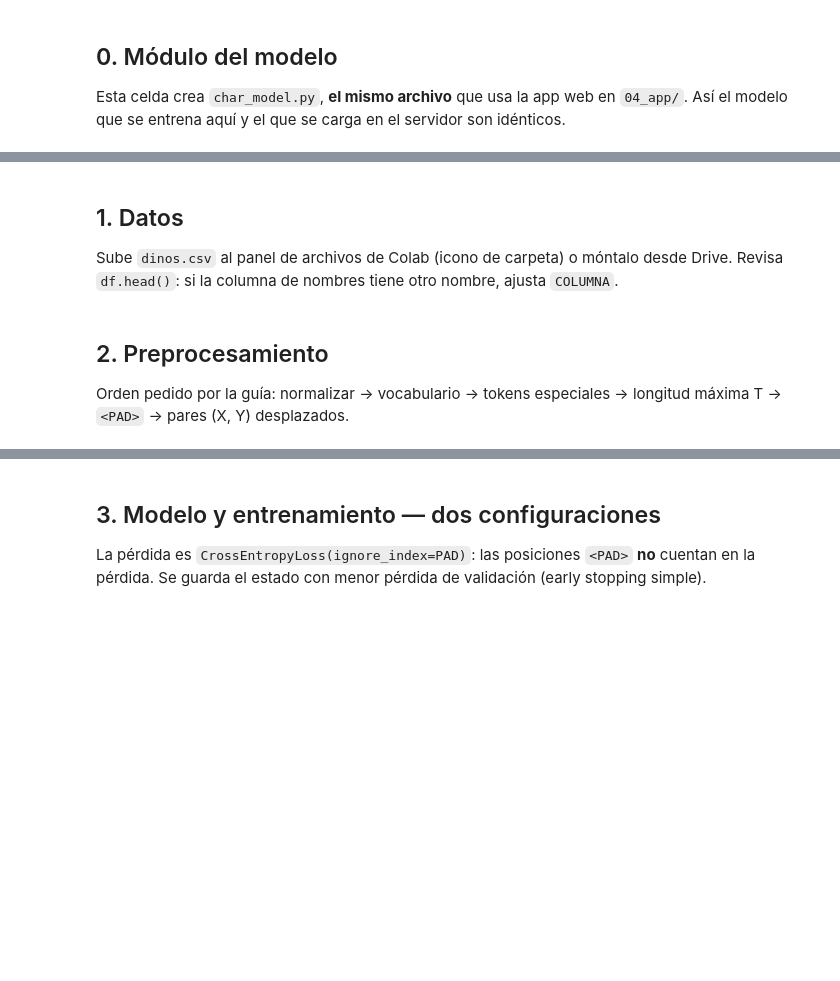
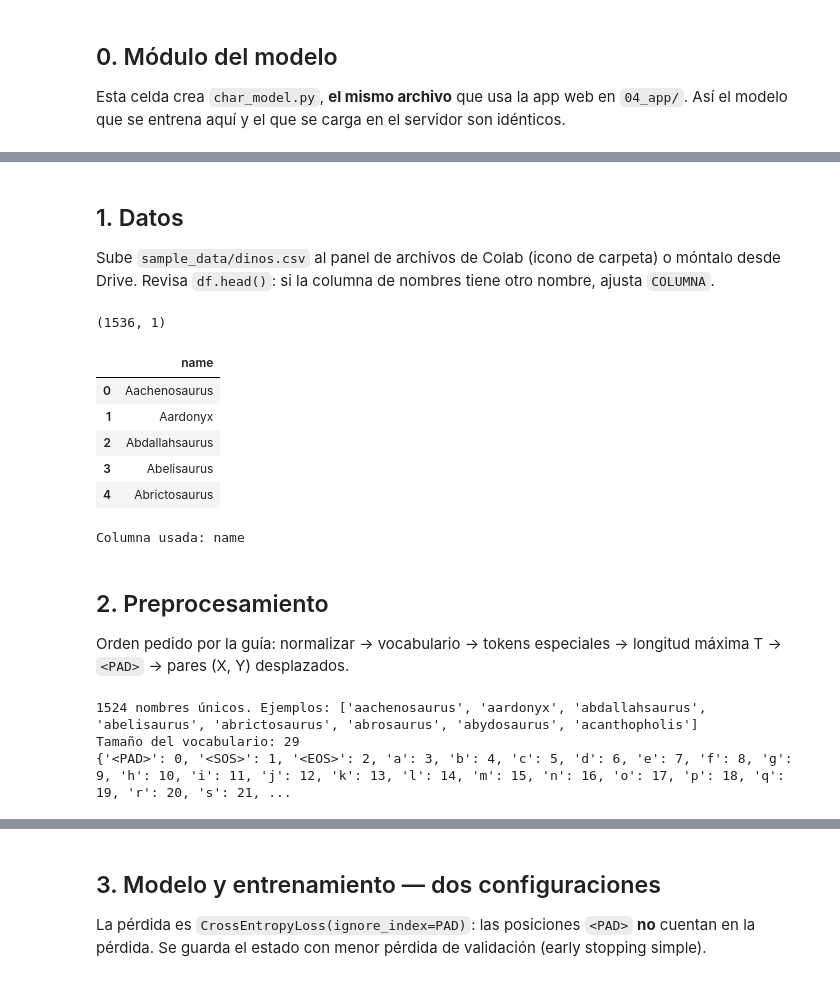
Before and after one commit to CamiloCometa/dino-lab, a Jupyter notebook: 01_generador_nombres/generador_nombres.ipynb, the cells around one changed output, grey strips where cells are left out. Cells and saved outputs as stored; diff of their text form; code cells hidden in the pictures; blank space fills up the shorter version.

Commit message:
Modelo de nombres entrenado y evidencias

```diff
--- a/01_generador_nombres/generador_nombres.ipynb
+++ b/01_generador_nombres/generador_nombres.ipynb
@@ -116,16 +120,25 @@ def cargar_checkpoint(ruta, device="cpu"):
 from char_model import CharRNN, generar_nombre, PAD, SOS, EOS
 # %% [markdown]
 ## 1. Datos
-Sube `dinos.csv` al panel de archivos de Colab (icono de carpeta) o móntalo desde Drive.
+Sube `sample_data/dinos.csv` al panel de archivos de Colab (icono de carpeta) o móntalo desde Drive.
 Revisa `df.head()`: si la columna de nombres tiene otro nombre, ajusta `COLUMNA`.
 # %%
-RUTA_CSV = "dinos.csv"
+RUTA_CSV = "sample_data/dinos.csv"
 df = pd.read_csv(RUTA_CSV)
 print(df.shape); display(df.head())
 
 candidatas = [c for c in df.columns if str(c).strip().lower() in ("name", "names", "nombre", "nombres", "dino", "dinosaur")]
 COLUMNA = candidatas[0] if candidatas else df.columns[0]
 print("Columna usada:", COLUMNA)
+# %% [output]
+(1536, 1)
+|  | name |
+| 0 | Aachenosaurus |
+| 1 | Aardonyx |
+| 2 | Abdallahsaurus |
+| 3 | Abelisaurus |
+| 4 | Abrictosaurus |
+Columna usada: name
 # %% [markdown]
 ## 2. Preprocesamiento
 Orden pedido por la guía: normalizar → vocabulario → tokens especiales → longitud máxima T → `<PAD>` → pares (X, Y) desplazados.
@@ -146,6 +159,10 @@ stoi = {c: i for i, c in enumerate(itos)}
 PAD_IDX = stoi[PAD]
 print("Tamaño del vocabulario:", len(itos))
 print(stoi)
+# %% [output]
+1524 nombres únicos. Ejemplos: ['aachenosaurus', 'aardonyx', 'abdallahsaurus', 'abelisaurus', 'abrictosaurus', 'abrosaurus', 'abydosaurus', 'acanthopholis']
+Tamaño del vocabulario: 29
+{'<PAD>': 0, '<SOS>': 1, '<EOS>': 2, 'a': 3, 'b': 4, 'c': 5, 'd': 6, 'e': 7, 'f': 8, 'g': 9, 'h': 10, 'i': 11, 'j': 12, 'k': 13, 'l': 14, 'm': 15, 'n': 16, 'o': 17, 'p': 18, 'q': 19, 'r': 20, 's': 21, ...
 # %%
 # Tokens de inicio y fin: [<SOS>, x1, ..., xn, <EOS>]
 secuencias = [[stoi[SOS]] + [stoi[c] for c in n] + [stoi[EOS]] for n in nombres]
```
Also changed, not shown: parts of 13 cells of this notebook, 7 other files.
